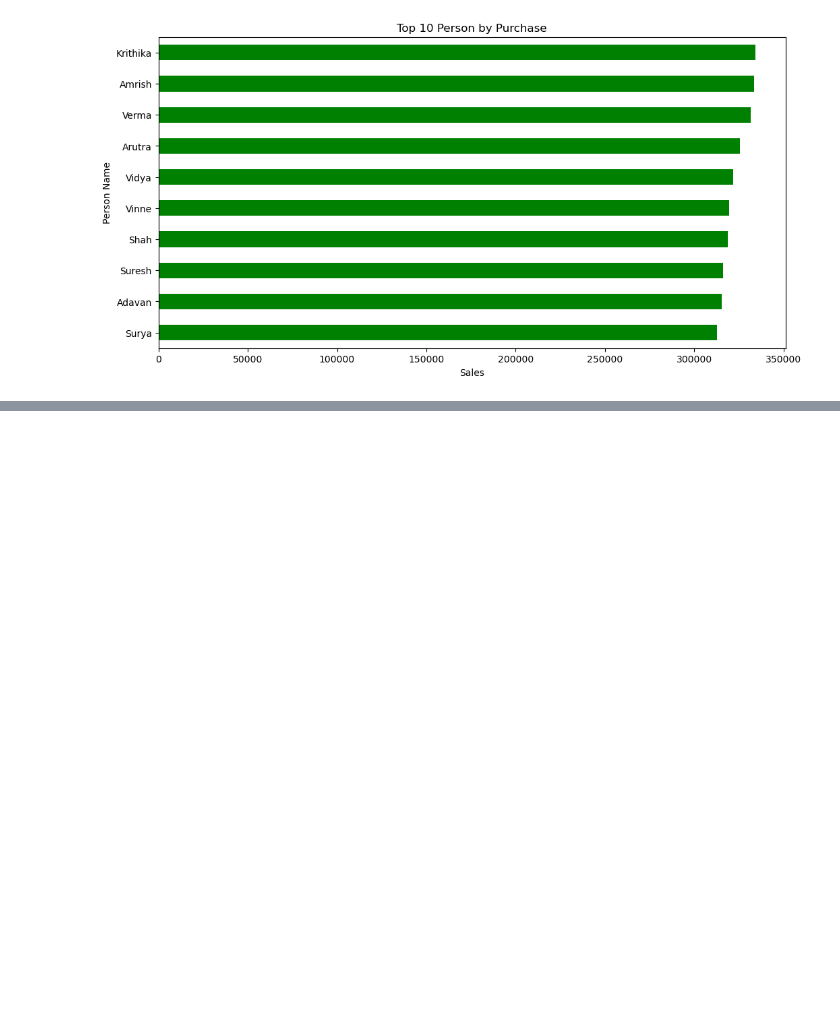
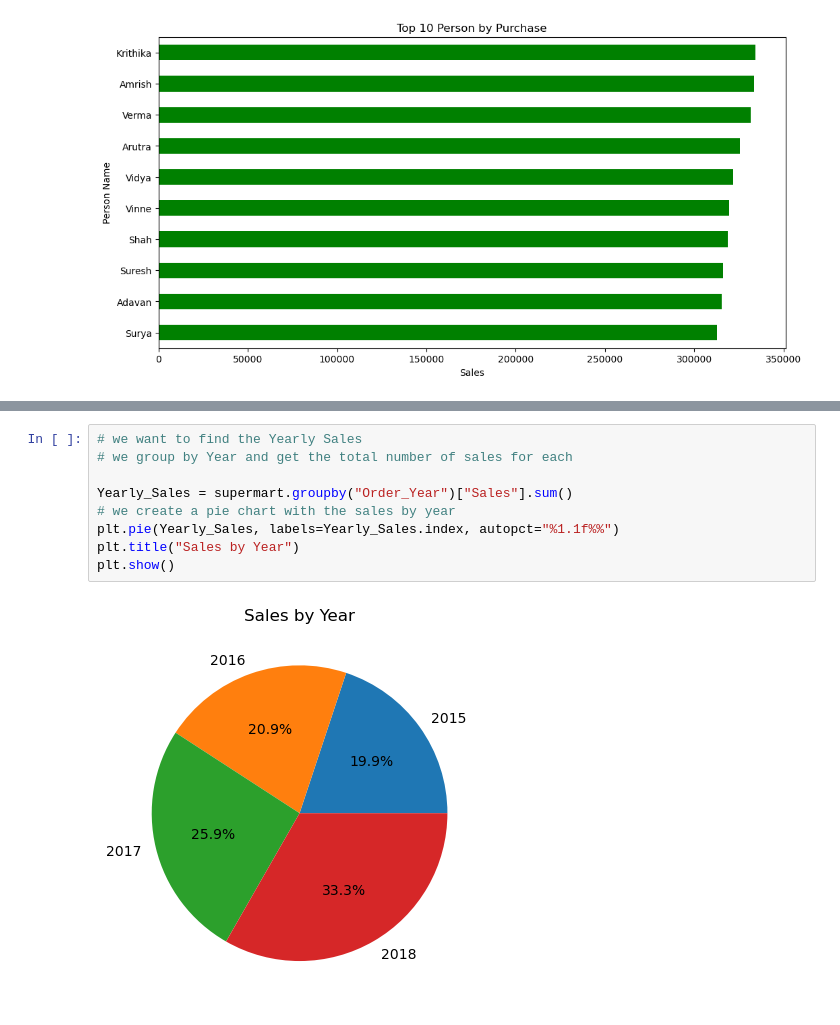
Before and after one commit to tamilprojects/Supermart-Grocery-Sales, a Jupyter notebook: Supermart.ipynb, the cells around one changed output, grey strips where cells are left out. Saved outputs shown, nothing was run; the diff lists cells and outputs as text; blank space fills up the shorter version.

```diff
--- a/Supermart.ipynb
+++ b/Supermart.ipynb
@@ -268,0 +308,11 @@ plt.show()
+# %%
+# we want to find the Yearly Sales
+# we group by Year and get the total number of sales for each
+
+Yearly_Sales = supermart.groupby("Order_Year")["Sales"].sum()
+# we create a pie chart with the sales by year
+plt.pie(Yearly_Sales, labels=Yearly_Sales.index, autopct="%1.1f%%")
+plt.title("Sales by Year")
+plt.show()
+# %% [output]
+[figure, added]
```
Also changed, not shown: parts of 3 cells of this notebook.
